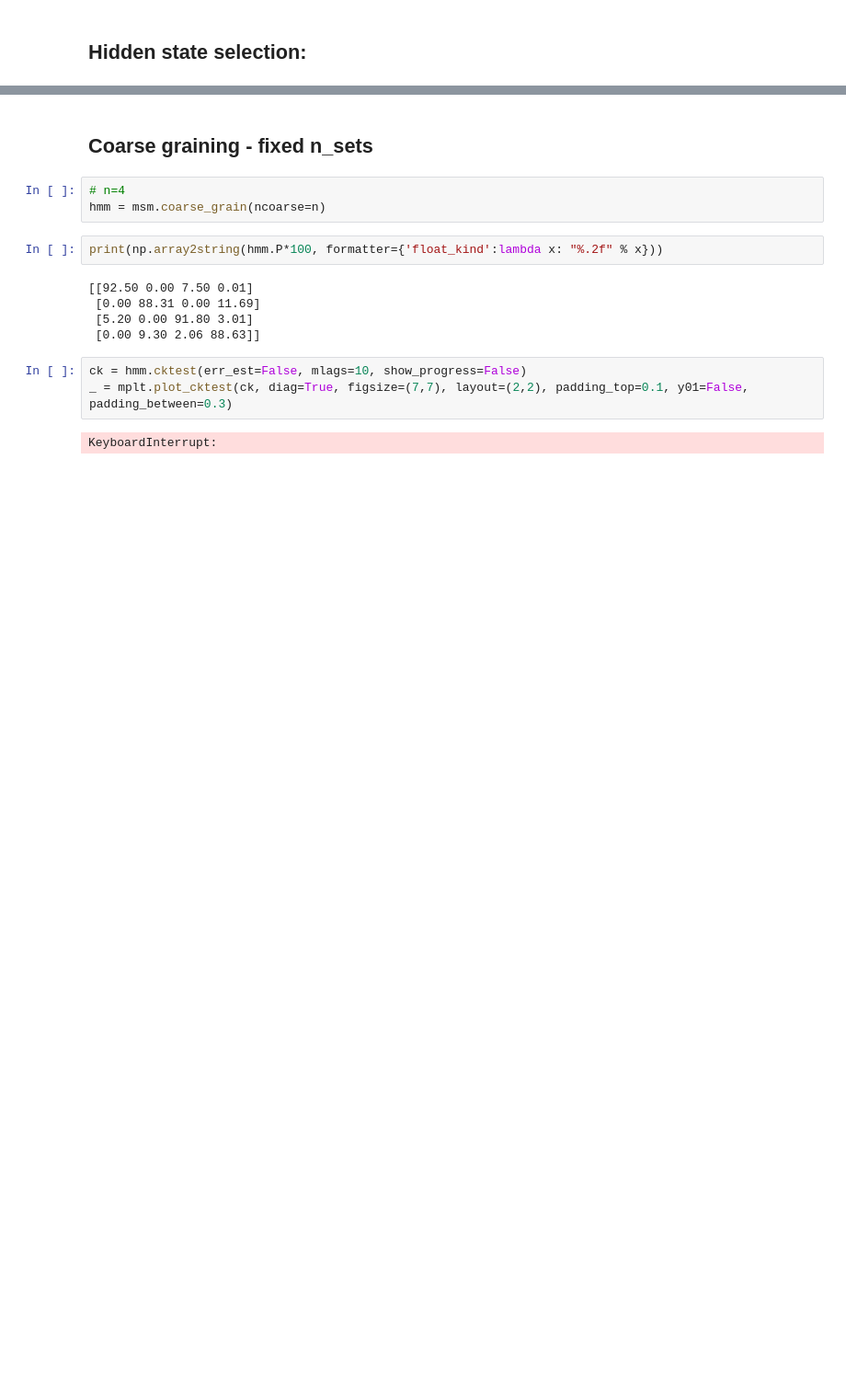
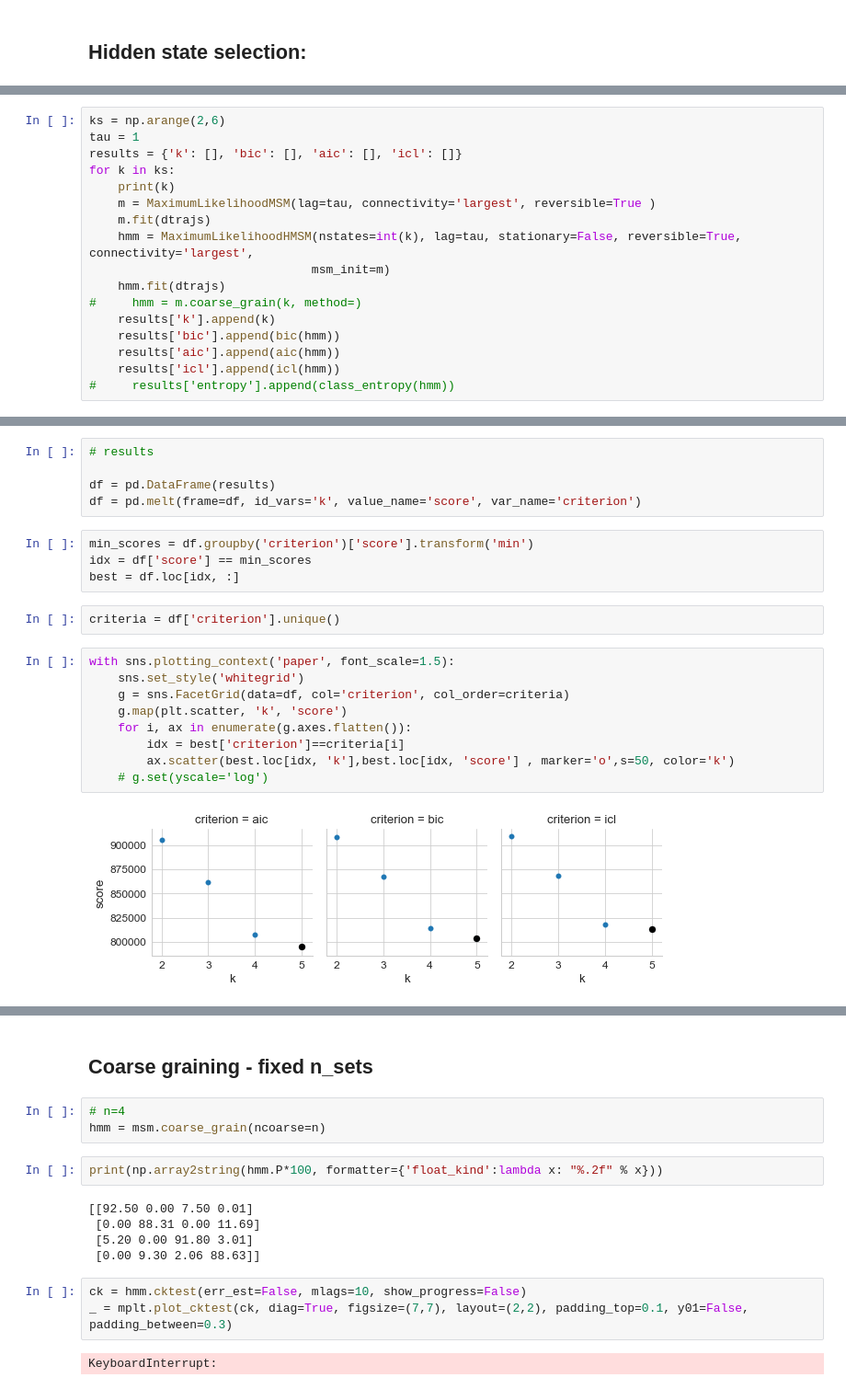
Before and after one commit to RobertArbon/four_well_analysis, a Jupyter notebook: Three-Four-Well-Selection/HMM - likelihood criteria selection.ipynb, the cells around one changed output, grey strips where cells are left out. Shown: that part at 92% size. Cells and saved outputs as stored; diff of their text form; blank space fills up the shorter version.

```diff
--- a/Three-Four-Well-Selection/HMM - likelihood criteria selection.ipynb
+++ b/Three-Four-Well-Selection/HMM - likelihood criteria selection.ipynb
@@ -90,0 +94,17 @@ ks = np.arange(2,6)
+# %%
+ks = np.arange(2,6)
+tau = 1
+results = {'k': [], 'bic': [], 'aic': [], 'icl': []}
+for k in ks:
+    print(k)
+    m = MaximumLikelihoodMSM(lag=tau, connectivity='largest', reversible=True )
+    m.fit(dtrajs)
+    hmm = MaximumLikelihoodHMSM(nstates=int(k), lag=tau, stationary=False, reversible=True, connectivity='largest',
+                               msm_init=m)
+    hmm.fit(dtrajs)
+#     hmm = m.coarse_grain(k, method=)
+    results['k'].append(k)
+    results['bic'].append(bic(hmm))
+    results['aic'].append(aic(hmm))
+    results['icl'].append(icl(hmm))
+#     results['entropy'].append(class_entropy(hmm))
@@ -90,0 +124,22 @@ ks = np.arange(2,6)
+# %%
+# results
+
+df = pd.DataFrame(results)
+df = pd.melt(frame=df, id_vars='k', value_name='score', var_name='criterion')
+# %%
+min_scores = df.groupby('criterion')['score'].transform('min')
+idx = df['score'] == min_scores
+best = df.loc[idx, :]
+# %%
+criteria = df['criterion'].unique()
+# %%
+with sns.plotting_context('paper', font_scale=1.5):
+    sns.set_style('whitegrid')
+    g = sns.FacetGrid(data=df, col='criterion', col_order=criteria)
+    g.map(plt.scatter, 'k', 'score')
+    for i, ax in enumerate(g.axes.flatten()):
+        idx = best['criterion']==criteria[i]
+        ax.scatter(best.loc[idx, 'k'],best.loc[idx, 'score'] , marker='o',s=50, color='k')
+    # g.set(yscale='log')
+# %% [output]
+[figure, added]
```
Also changed, not shown: parts of 12 cells of this notebook, 1 other file.
